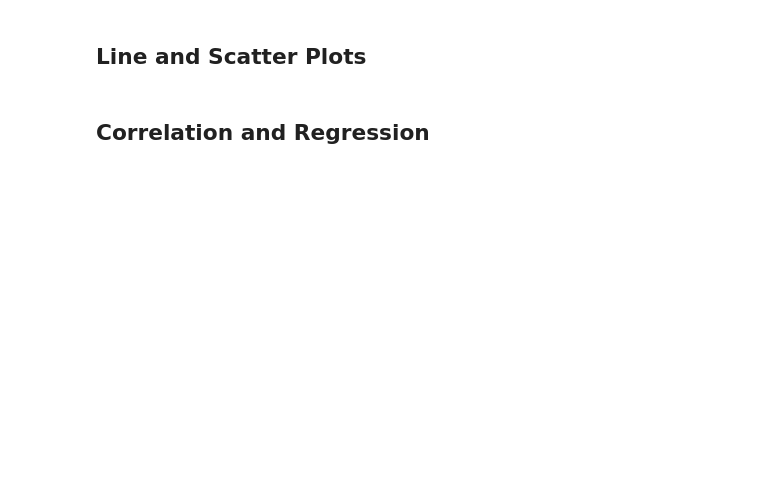
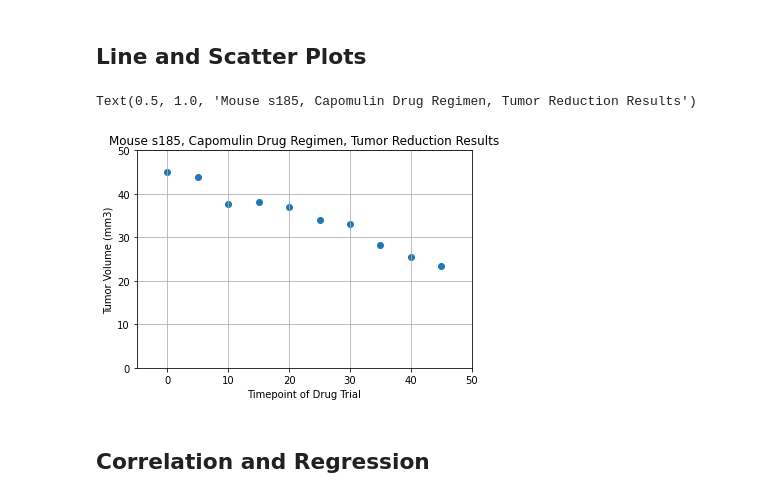
Before and after one commit to gpawlows/Matplotlib-Challenge, a Jupyter notebook: Instructions/Pymaceuticals/pymaceuticals_starter.ipynb, the cells around one changed output. Drawn from its saved outputs; the diff is of its cells as text; code cells hidden in the pictures; blank space fills up the shorter version.

```diff
--- a/Instructions/Pymaceuticals/pymaceuticals_starter.ipynb
+++ b/Instructions/Pymaceuticals/pymaceuticals_starter.ipynb
@@ -285,3 +314,21 @@ Mouse ID
+# %%
+# Generate a line plot of tumor volume vs. time point for a mouse treated with Capomulin
+mouse_id = 's185'
+tumor_volumes = []
+timepoints = []
+single_mouse_df = mice_max_df.loc[(mice_max_df["Mouse ID"] == mouse_id),:]
+tumor_volumes = single_mouse_df['Tumor Volume (mm3)']
+timepoints = single_mouse_df['Timepoint_x']
+plt.scatter(timepoints, tumor_volumes)
+plt.grid()
+plt.xlim(-5,50)
+plt.ylim(0,50)
+plt.xlabel("Timepoint of Drug Trial")
+plt.ylabel("Tumor Volume (mm3)")
+plt.title("Mouse s185, Capomulin Drug Regimen, Tumor Reduction Results")
+# %% [output]
+Text(0.5, 1.0, 'Mouse s185, Capomulin Drug Regimen, Tumor Reduction Results')
+[figure, added]
 # %%
 # Generate a scatter plot of average tumor volume vs. mouse weight for the Capomulin regimen
 # %% [markdown]
```
Also changed, not shown: parts of 4 cells of this notebook.
